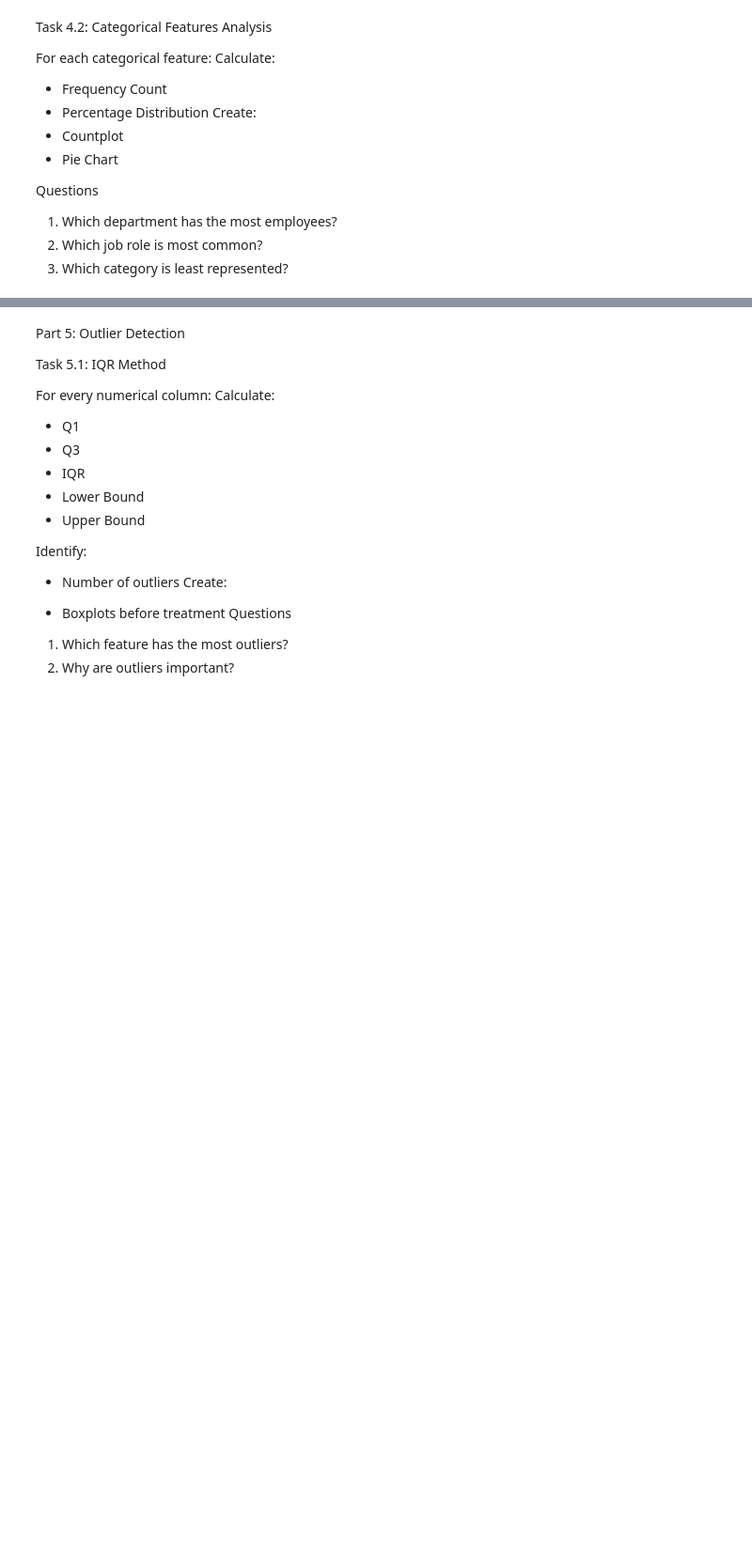
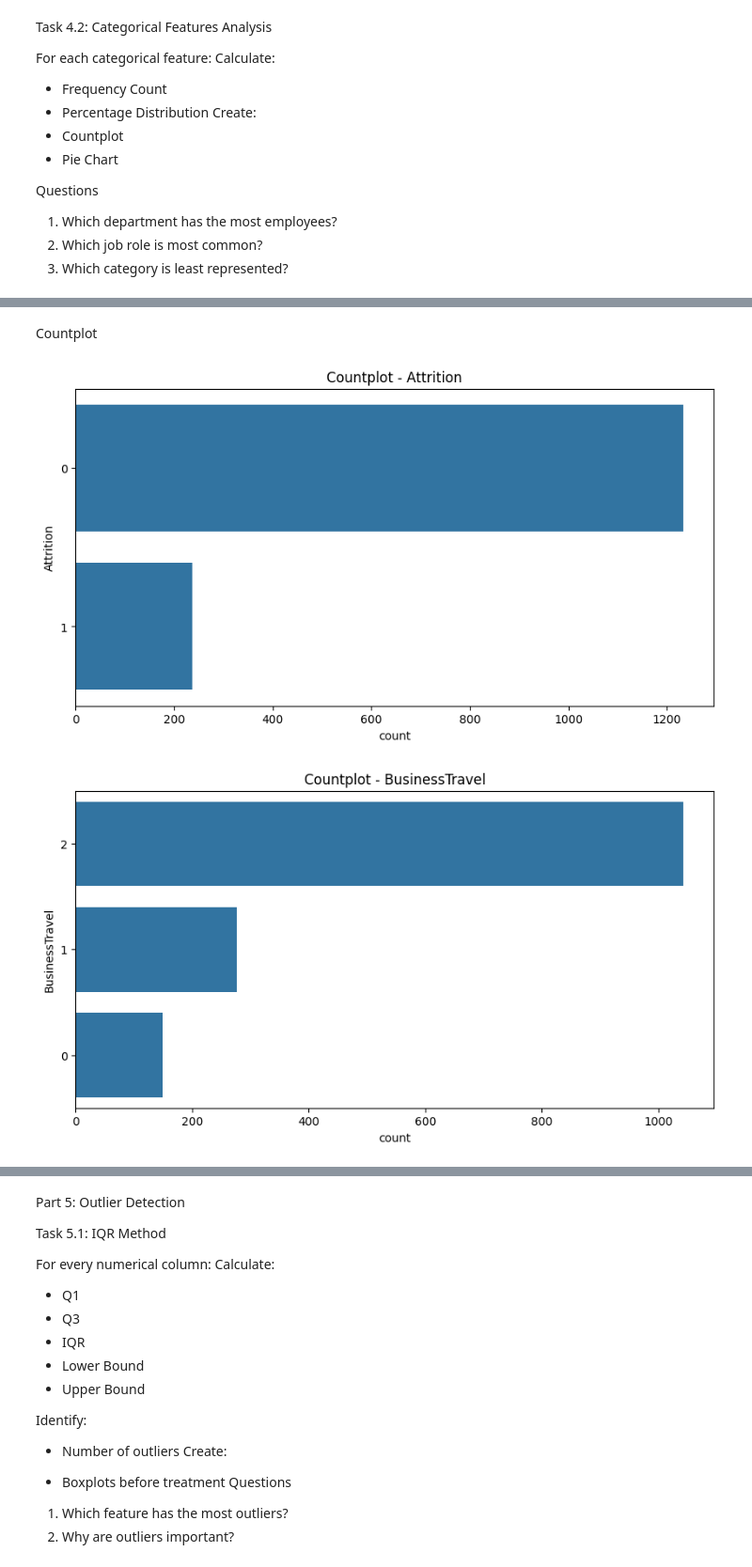
Before and after one commit to Devendrakumawat8089/ML, a Jupyter notebook: Advance Python 3/Assignment.ipynb, the cells around one changed output, grey strips where cells are left out. Shown at 94% size. Saved outputs shown, nothing was run; the diff lists cells and outputs as text; code cells hidden in the pictures; blank space fills up the shorter version.

```diff
--- a/Advance Python 3/Assignment.ipynb
+++ b/Advance Python 3/Assignment.ipynb
@@ -727,0 +829,8 @@ Questions
+# %%
+for col in cat_cols:
+
+    print(f"\n")
+
+    print(f"Frequency Count - {col}")
+
+    print(df[col].value_counts())
@@ -727,0 +857,7 @@ Questions
+# %%
+for col in cat_cols:
+
+    print(f"\n")
+    print(f"Percentage Distribution - {col}")
+
+    print(round(df[col].value_counts(normalize=True) * 100,2))
@@ -727,0 +882,15 @@ Questions
+# %% [markdown]
+Countplot
+# %%
+for col in cat_cols:
+
+    plt.figure(figsize=(10,5))
+
+    sns.countplot(y=df[col],order=df[col].value_counts().index)
+
+    plt.title(f'Countplot - {col}')
+
+    plt.show()
+# %% [output]
+[figure, added]
+[figure, added]
```
Also changed, not shown: parts of 25 cells of this notebook.
